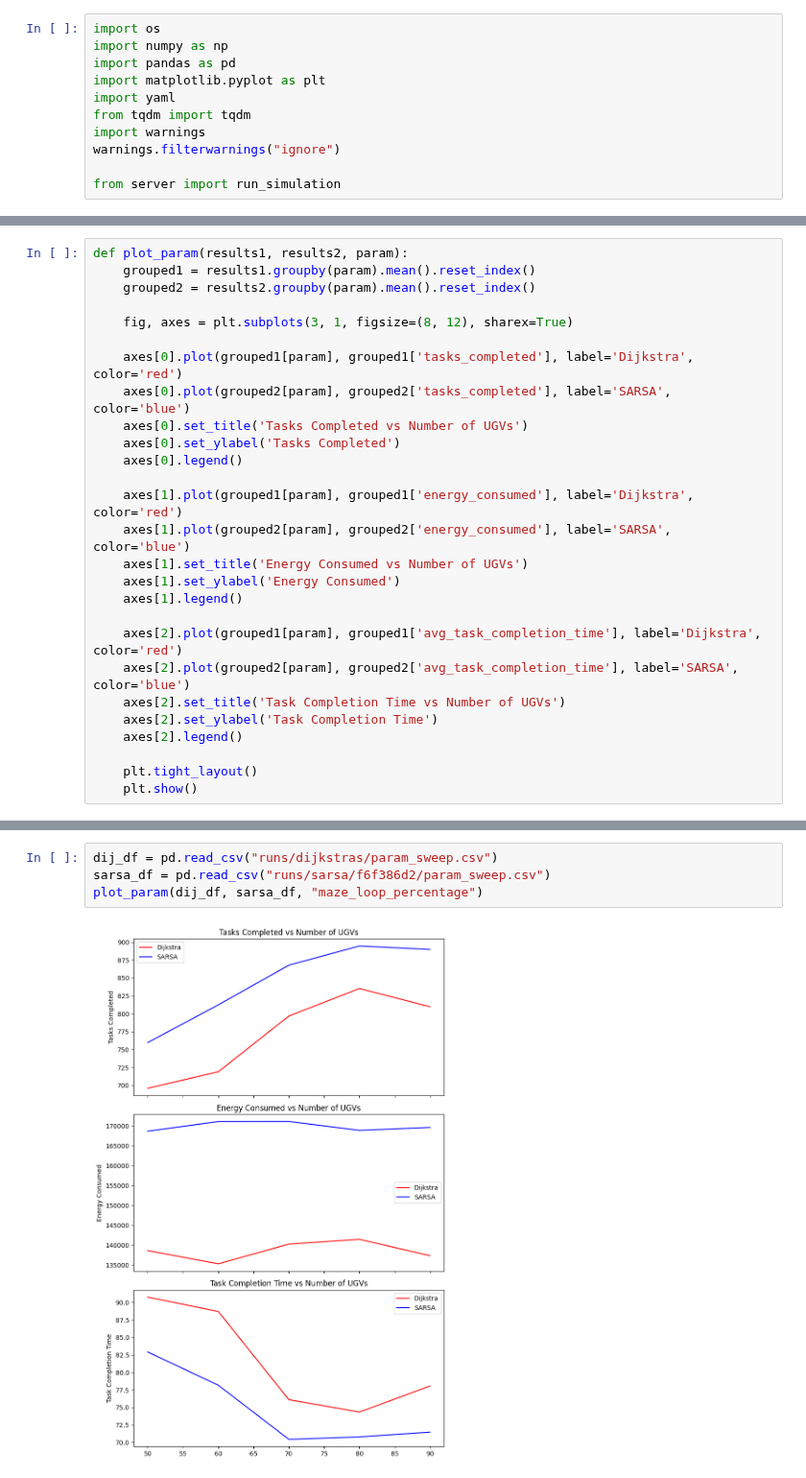
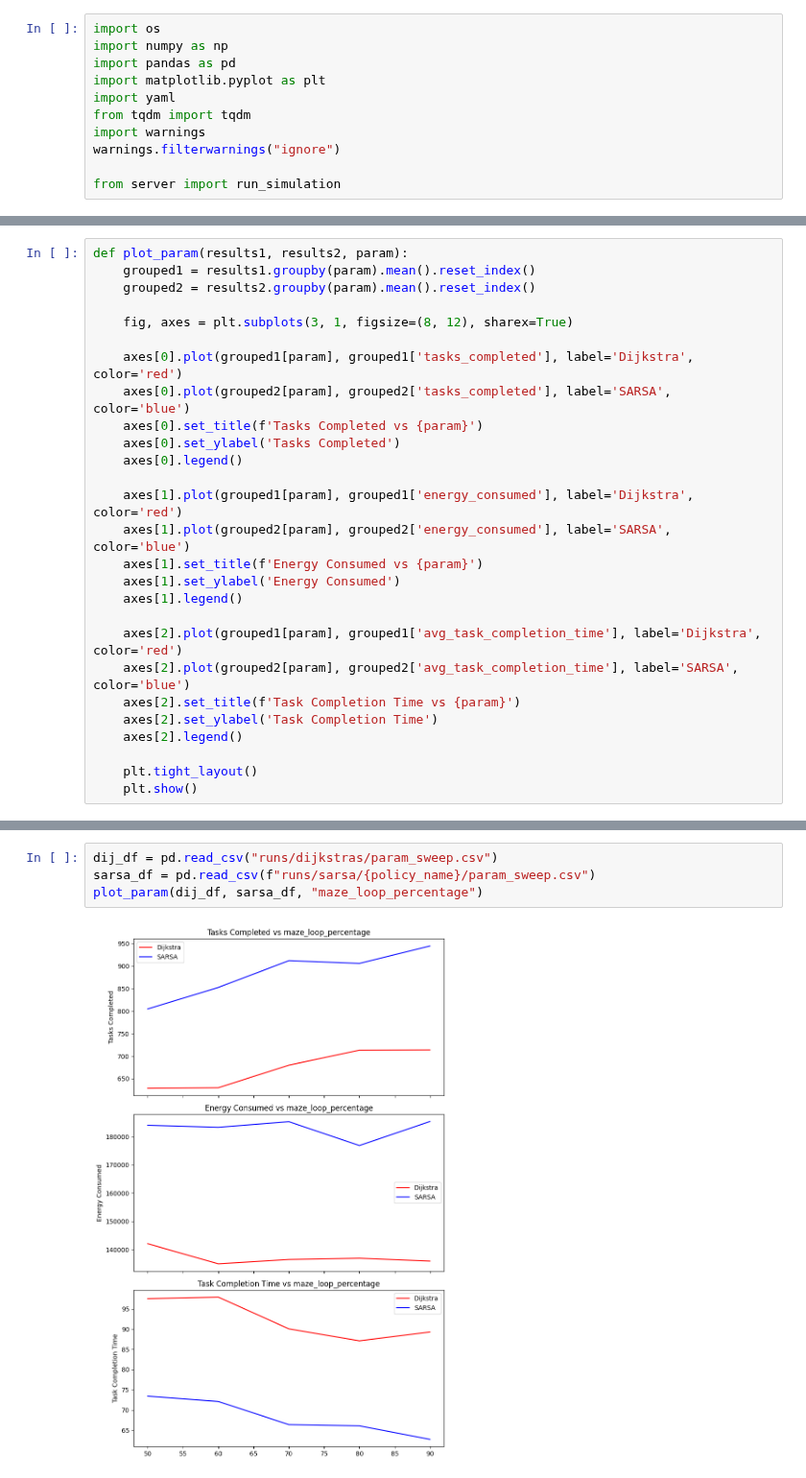
Before and after one commit to smoke275/DroneSim, a Jupyter notebook: parameter_simulation.ipynb, the cells around one changed output, grey strips where cells are left out. Shown at 96% size. Saved outputs shown, nothing was run; the diff lists cells and outputs as text.

Commit message:
Fully working param sweep without BMS

```diff
--- a/parameter_simulation.ipynb
+++ b/parameter_simulation.ipynb
@@ -138,19 +129,19 @@ def plot_param(results1, results2, param):
 
     axes[0].plot(grouped1[param], grouped1['tasks_completed'], label='Dijkstra', color='red')
     axes[0].plot(grouped2[param], grouped2['tasks_completed'], label='SARSA', color='blue')
-    axes[0].set_title('Tasks Completed vs Number of UGVs')
+    axes[0].set_title(f'Tasks Completed vs {param}')
     axes[0].set_ylabel('Tasks Completed')
     axes[0].legend()
 
     axes[1].plot(grouped1[param], grouped1['energy_consumed'], label='Dijkstra', color='red')
     axes[1].plot(grouped2[param], grouped2['energy_consumed'], label='SARSA', color='blue')
-    axes[1].set_title('Energy Consumed vs Number of UGVs')
+    axes[1].set_title(f'Energy Consumed vs {param}')
     axes[1].set_ylabel('Energy Consumed')
     axes[1].legend()
 
     axes[2].plot(grouped1[param], grouped1['avg_task_completion_time'], label='Dijkstra', color='red')
     axes[2].plot(grouped2[param], grouped2['avg_task_completion_time'], label='SARSA', color='blue')
-    axes[2].set_title('Task Completion Time vs Number of UGVs')
+    axes[2].set_title(f'Task Completion Time vs {param}')
     axes[2].set_ylabel('Task Completion Time')
     axes[2].legend()
 
@@ -165,6 +156,6 @@ plot_param(dij_df, sarsa_df, "num_ugvs")
 # %%
 dij_df = pd.read_csv("runs/dijkstras/param_sweep.csv")
-sarsa_df = pd.read_csv("runs/sarsa/f6f386d2/param_sweep.csv")
+sarsa_df = pd.read_csv(f"runs/sarsa/{policy_name}/param_sweep.csv")
 plot_param(dij_df, sarsa_df, "maze_loop_percentage")
 # %% [output]
-[figure, old version]
+[figure, new version]
```
Also changed, not shown: parts of 5 cells of this notebook, 16 other files.
